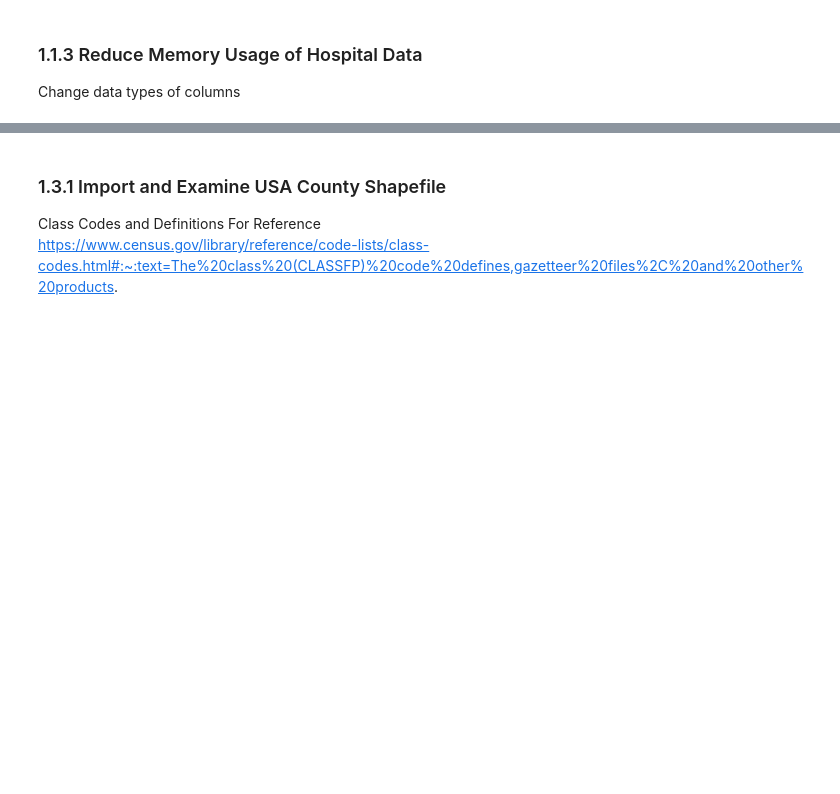
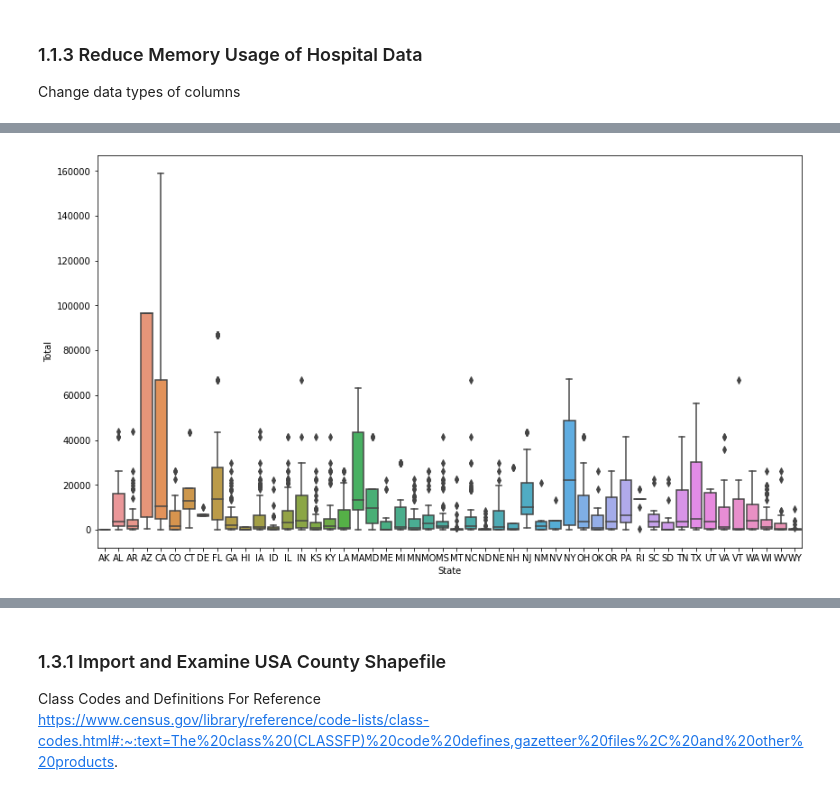
Before and after one commit to taflor/USACovidHospitals, a Jupyter notebook: notebooks/1.1-clean.ipynb, the cells around one changed output, grey strips where cells are left out. Cells and saved outputs as stored; diff of their text form; code cells hidden in the pictures; blank space fills up the shorter version.

```diff
--- a/notebooks/1.1-clean.ipynb
+++ b/notebooks/1.1-clean.ipynb
@@ -294,0 +381,7 @@ County Name has shrunk to 46% of it's original size
+# %%
+# Boxplot of hospital total cases
+plt.figure(figsize=(14,8))
+sns.boxplot(x=hosp['State'], y= hosp['Total'], data=hosp)
+plt.show()
+# %% [output]
+[figure, added]
```
Also changed, not shown: parts of 78 cells of this notebook.
